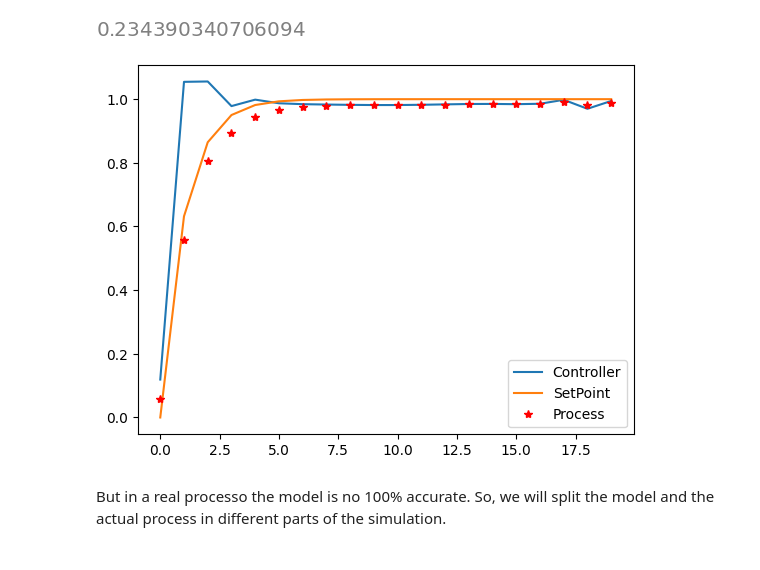
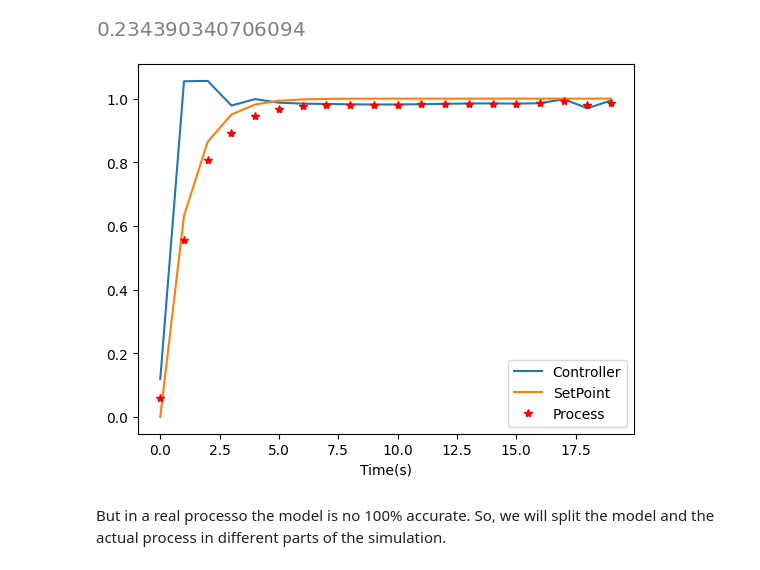
Before and after one commit to robertoamansur/MPC-and-RL-for-Process-Control, a Jupyter notebook: MPC_RL_notebook.ipynb, the cells around one changed output. Saved outputs shown, nothing was run; the diff lists cells and outputs as text; code cells hidden in the pictures.

```diff
--- a/MPC_RL_notebook.ipynb
+++ b/MPC_RL_notebook.ipynb
@@ -647,11 +650,12 @@ result.fun
 # %%
 plt.plot(uopt, label = 'Controller')
 plt.plot(setpoint, label = 'SetPoint')
 plt.plot(predict_y(uopt), 'r*', label='Process')
+plt.xlabel('Time(s)')
 plt.legend()
 plt.show()
 # %% [output]
-[figure, old version]
+[figure, new version]
 # %% [markdown]
 But in a real processo the model is no 100% accurate. So, we will split the model and the actual process in different parts of the simulation.
 # %%
```
Also changed, not shown: parts of 13 cells of this notebook.
